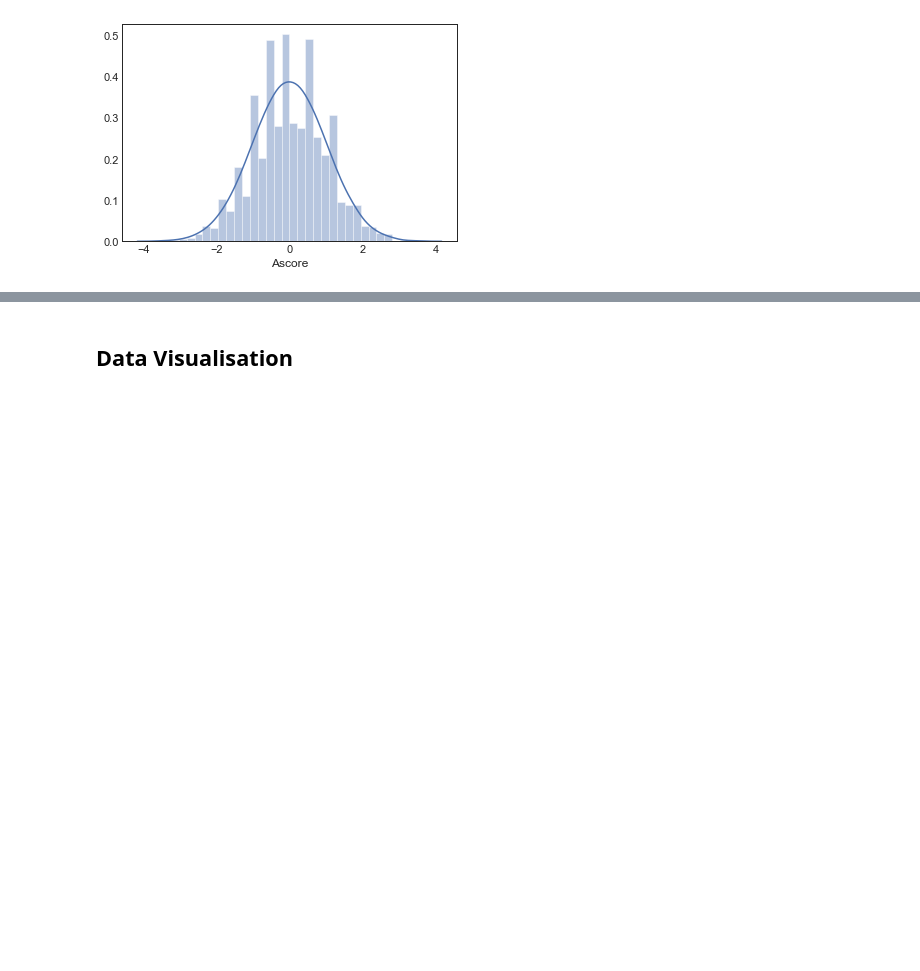
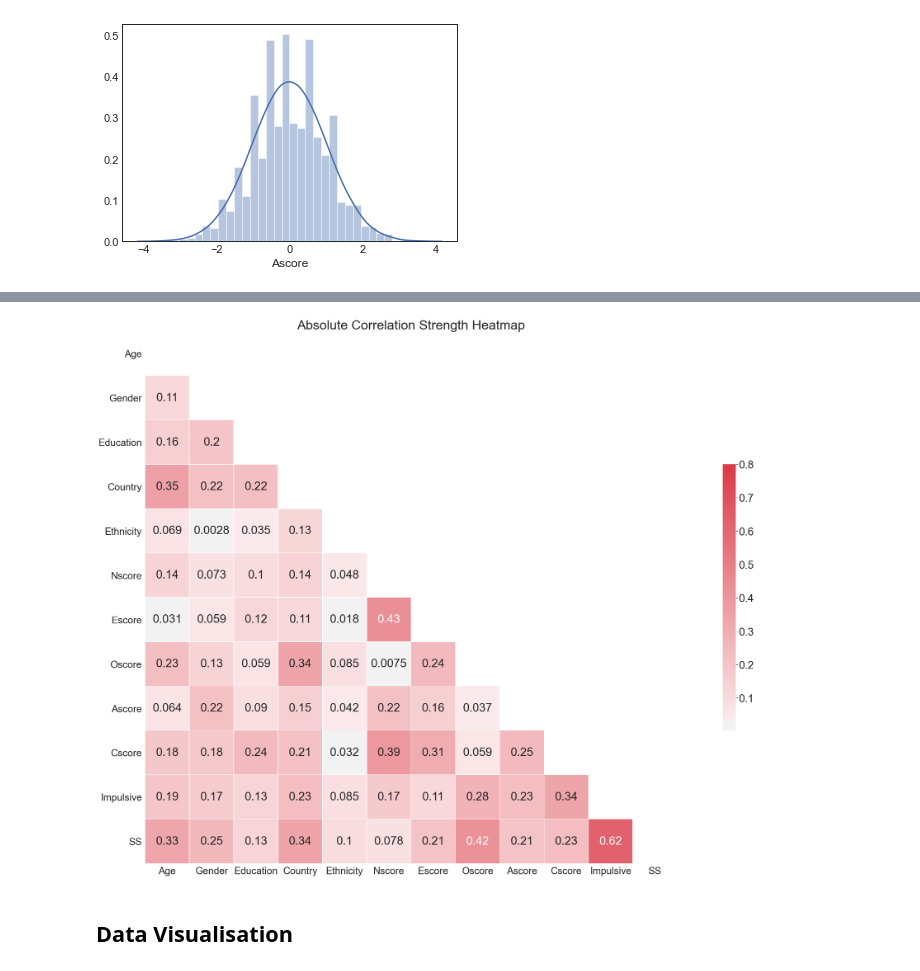
Before and after one commit to nclee17/Drugs, a Jupyter notebook: Supervised Learning.ipynb, the cells around one changed output, grey strips where cells are left out. Drawn from its saved outputs; the diff is of its cells as text; code cells hidden in the pictures; blank space fills up the shorter version.

```diff
--- a/Supervised Learning.ipynb
+++ b/Supervised Learning.ipynb
@@ -219,28 +235,30 @@ plt.savefig("graph/Distribution SS.png")
 # %%
 sns.set(style="white", font_scale = 3)
 
 # Compute the correlation matrix
-corr = abs(df._get_numeric_data().corr())
+corr = abs(df.loc[:, "Age":"SS"].corr())
 
 # Generate a mask for the upper triangle
 mask = np.triu(np.ones_like(corr, dtype=np.bool))
 
 # Set up the matplotlib figure
-f, ax = plt.subplots(figsize=(100, 60))
+f, ax = plt.subplots(figsize=(50, 30))
 
 # Generate a custom diverging colormap
 cmap = sns.diverging_palette(220, 10, as_cmap=True)
 
 # Draw the heatmap with the mask and correct aspect ratio
 sns.heatmap(corr, mask=mask, xticklabels=corr.columns, yticklabels=corr.columns, cmap=cmap, vmax=.8, center=0, annot=True, square=True, linewidths=.5, cbar_kws={"shrink": .5})
 
-plt.title('Absolute Correlation Strength Heatmap', fontsize=60)
-plt.xticks(fontsize=48)
-plt.yticks(fontsize=48)
+plt.title('Absolute Correlation Strength Heatmap', fontsize=40)
+plt.xticks(fontsize=30)
+plt.yticks(fontsize=30)
 plt.xlabel("")
 plt.ylabel("")
 plt.savefig("graph/correlation.png")
 plt.show()
+# %% [output]
+[figure, added]
 # %%
 df.shape
 # %% [markdown]
```
Also changed, not shown: parts of 9 cells of this notebook.
